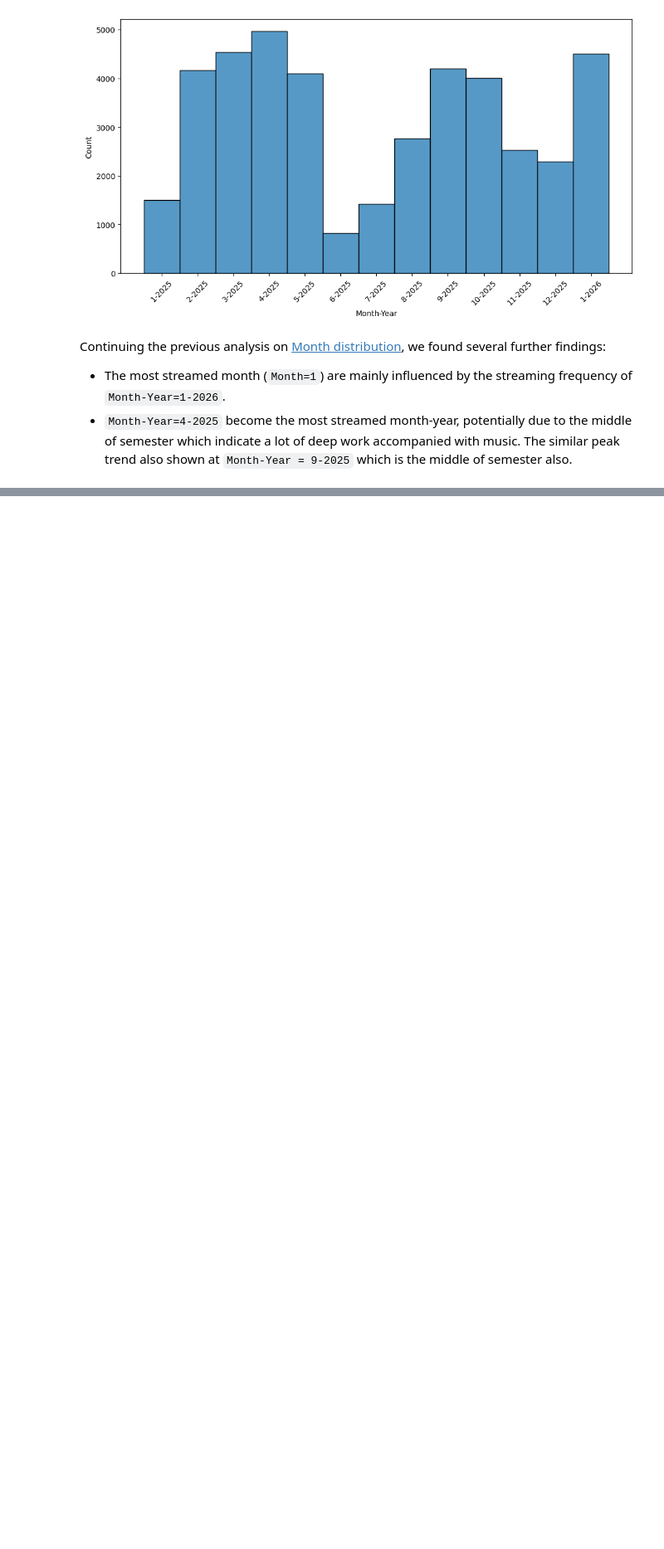
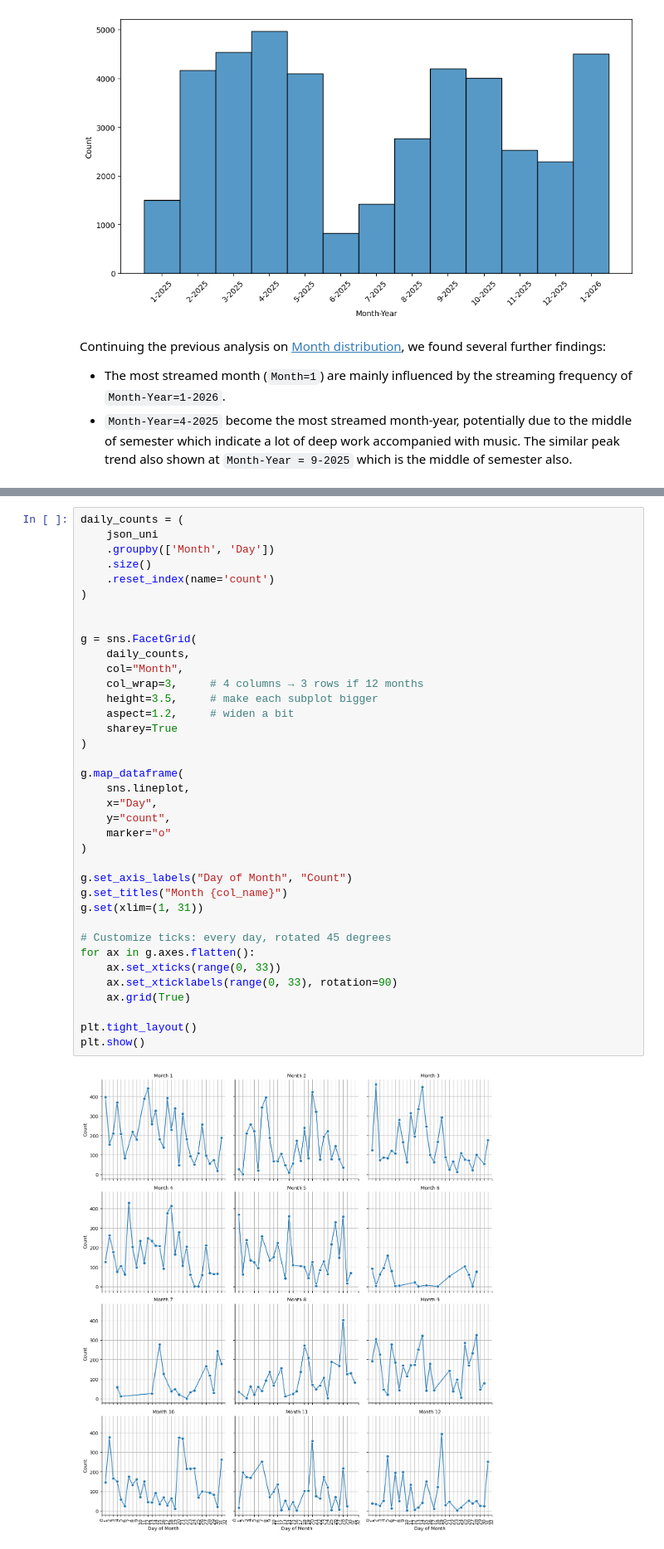
Before and after one commit to miqbal-id27/Spotify_Unwrapped, a Jupyter notebook: initial_streaming_analysis.ipynb, the cells around one changed output, grey strips where cells are left out. Shown at 83% size. Drawn from its saved outputs; the diff is of its cells as text; blank space fills up the shorter version.

```diff
--- a/initial_streaming_analysis.ipynb
+++ b/initial_streaming_analysis.ipynb
@@ -294,0 +349,39 @@ Continuing the previous analysis on [Month distribution](#hist-month), we found
+# %%
+daily_counts = (
+    json_uni
+    .groupby(['Month', 'Day'])
+    .size()
+    .reset_index(name='count')
+)
+
+
+g = sns.FacetGrid(
+    daily_counts,
+    col="Month",
+    col_wrap=3,     # 4 columns → 3 rows if 12 months
+    height=3.5,     # make each subplot bigger
+    aspect=1.2,     # widen a bit
+    sharey=True
+)
+
+g.map_dataframe(
+    sns.lineplot,
+    x="Day",
+    y="count",
+    marker="o"
+)
+
+g.set_axis_labels("Day of Month", "Count")
+g.set_titles("Month {col_name}")
+g.set(xlim=(1, 31))
+
+# Customize ticks: every day, rotated 45 degrees
+for ax in g.axes.flatten():
+    ax.set_xticks(range(0, 33))
+    ax.set_xticklabels(range(0, 33), rotation=90)
+    ax.grid(True)
+
+plt.tight_layout()
+plt.show()
+# %% [output]
+[figure, added]
```
Also changed, not shown: parts of 7 cells of this notebook.
